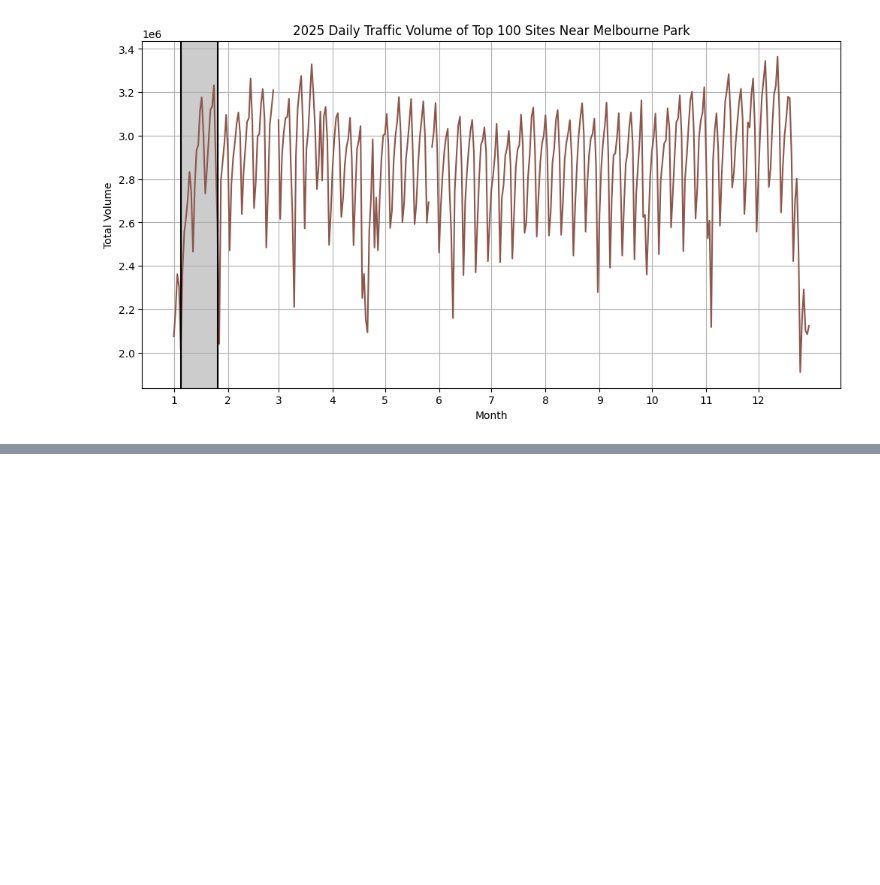
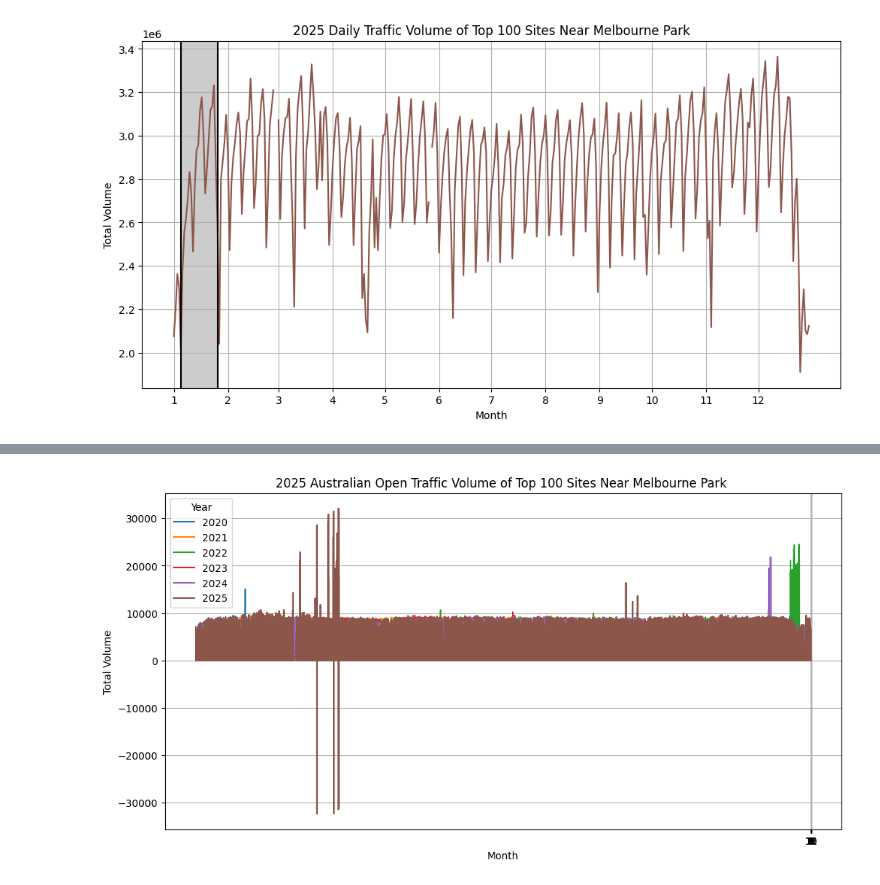
Before and after one commit to r3bcca13/ao_traffic_project, a Jupyter notebook: notebooks/visualisations.ipynb, the cells around one changed output, grey strips where cells are left out. Saved outputs shown, nothing was run; the diff lists cells and outputs as text; code cells hidden in the pictures; blank space fills up the shorter version.

```diff
--- a/notebooks/visualisations.ipynb
+++ b/notebooks/visualisations.ipynb
@@ -189,0 +196,28 @@ plt.show()
+# %%
+# ---------------------------------------------------------------------------------------------------------------
+# VISUALISE HOURLY TOTAL TRAFFIC VOLUME DURING AUSTRALIAN OPEN
+# ---------------------------------------------------------------------------------------------------------------
+total_hourly_volume = df.toPandas()
+total_hourly_volume["date"] = pd.to_datetime(total_hourly_volume["date"])
+total_hourly_volume["year"] = total_hourly_volume["date"].dt.year
+total_hourly_volume["month_day_hour"] = total_hourly_volume["date"].dt.strftime("%m-%d") + "-" + total_hourly_volume["hour"].astype(str).str.zfill(2)
+
+plt.figure(figsize=(12, 6))
+
+for year in range(2020, 2026):
+
+    year_df = total_hourly_volume[total_hourly_volume["year"] == year]
+
+    plt.plot(year_df["month_day_hour"],
+             year_df["volume"],
+             label=str(year))
+
+plt.xlabel("Month")
+plt.ylabel("Total Volume")
+plt.title(f"{year} Australian Open Traffic Volume of Top 100 Sites Near Melbourne Park ")
+plt.xticks(MONTH_STARTS, range(1,13))
+plt.legend(title="Year")
+plt.grid(True)
+plt.show()
+# %% [output]
+[figure, added]
```
Also changed, not shown: parts of 6 cells of this notebook.
